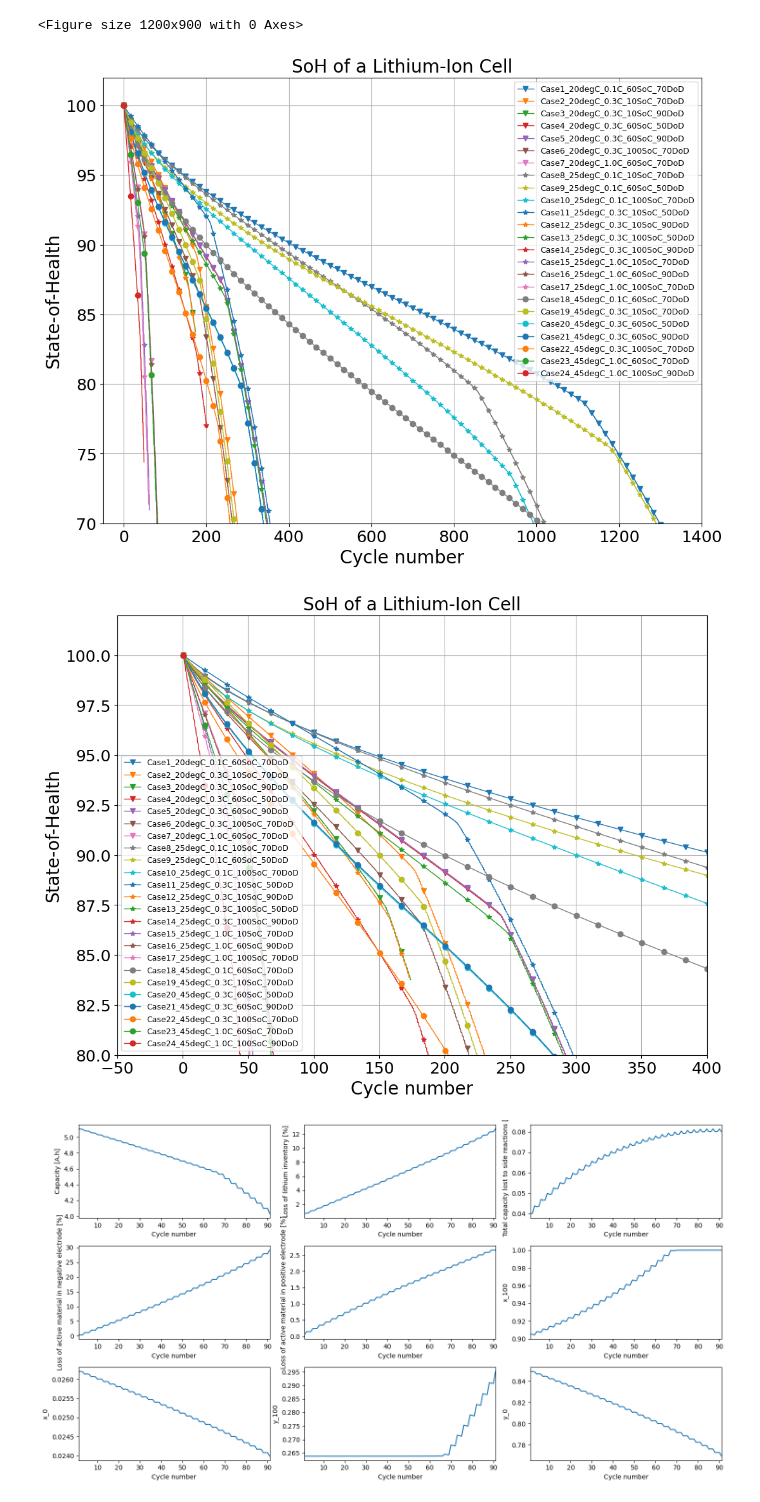
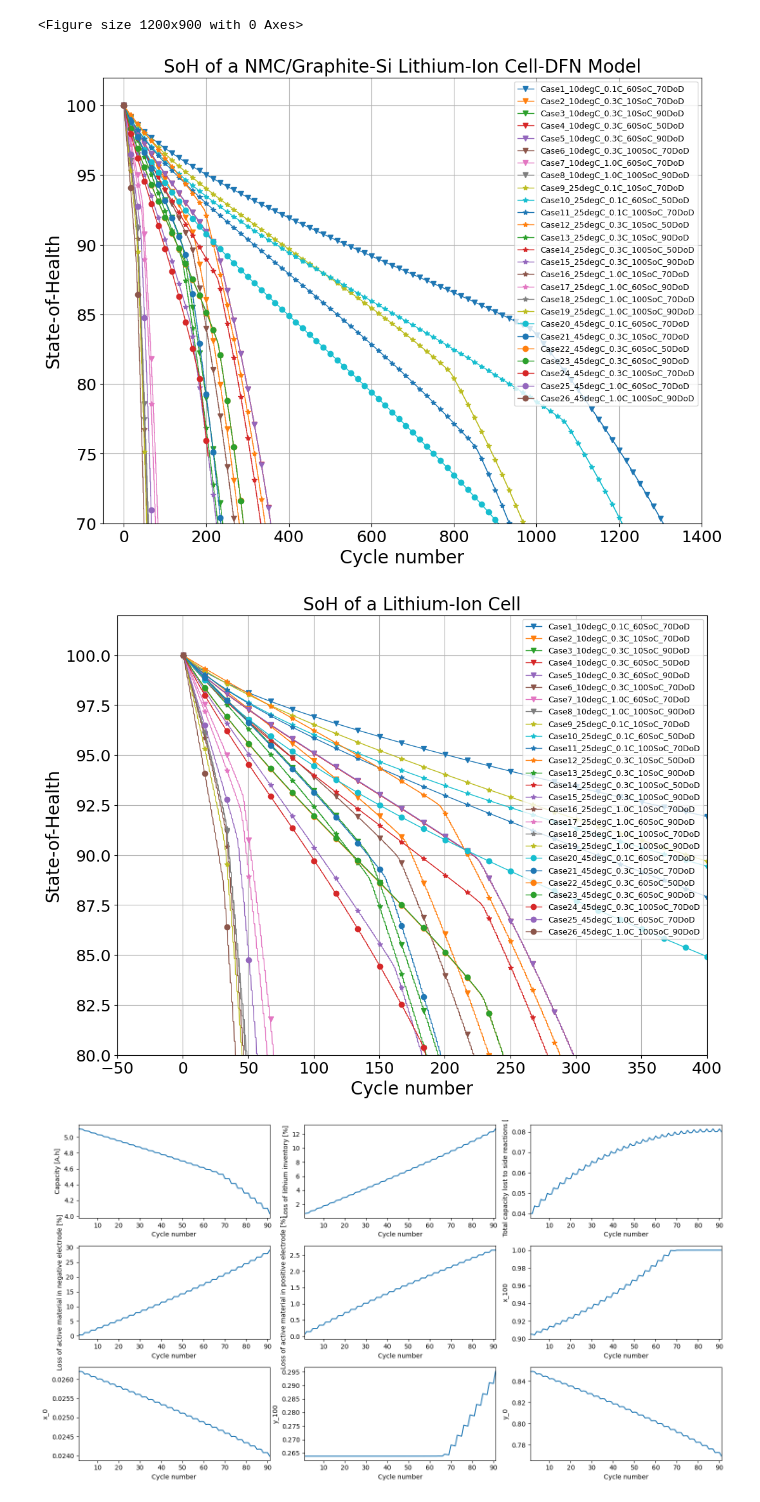
Before and after one commit to ganmadche/PyBaMMlocal, a Jupyter notebook: wip/ageingstudiesiist2025dfn.ipynb, the cells around one changed output. Saved outputs shown, nothing was run; the diff lists cells and outputs as text; code cells hidden in the pictures.

```diff
--- a/wip/ageingstudiesiist2025dfn.ipynb
+++ b/wip/ageingstudiesiist2025dfn.ipynb
@@ -197,10 +197,10 @@ current_directory
 from itertools import product
 
 
-temp_list = [25, 45] #25,
-crate_list = [0.3] #,[0.1,0.3, 1]
+temp_list = [10, 25, 45] #25,
+crate_list = [0.1, 0.3, 1] #,[0.1,0.3, 1]
 soc_list = [10, 60, 100] #,[10, 60, 100]
-dod_list = [90] #60, 70,[50, 70, 90]
+dod_list = [50, 70, 90] #60, 70,[50, 70, 90]
 
 all_cases = list(product(temp_list, crate_list, soc_list, dod_list))
 
@@ -222,8 +228,8 @@ atol = 1e-6
 rtol = 1e-6
 dt_max = 1000
 cycles_per_day = 1
-days_per_year = 10 #365
-years_for_sim = 5
+days_per_year = 365 #365
+years_for_sim = 8
 termination_capacity = 60
 time_per_cycle = 24/cycles_per_day #in hours
 soc_upper_cutoff = 1
@@ -440,11 +465,11 @@ plt.show()
 KeyError: 27
 <Figure size 1200x900 with 0 Axes>
 # %%
-df3 = pd.read_csv(f"{current_directory}/ageingresults2/Cases_for_ageing.csv")
+df3 = pd.read_csv(f"{current_directory}/ageingresults4dfn/Cases_for_ageing.csv")
 cycles_per_day =1
 plt.figure(figsize=(12,9))
 b =0
-for m in [5,11,12,13,15,17,23]:#,29,31,33,35,37,39,43,45,47,49,51,53,59,65,67,69,71,77,81]: #range(27,54):#: #range(5): #
+for m in [5,11,12,13,15,17,23,27]:#,29,31,33,35,37,39,43,45,47,49,51,53,59,65,67,69,71,77,81]: #range(27,54):#: #range(5): #
     b= b+1
     n = m-1
     tempC_case = df3["Temperature"][n]
@@ -452,10 +477,10 @@ for m in [5,11,12,13,15,17,23]:#,29,31,33,35,37,39,43,45,47,49,51,53,59,65,67,69
     dod_case = df3["DoD"][n]*0.01
     soc_case = df3["SoC"][n]*0.01
     crate = df3["C_rate"][n]
-    df4 = pd.read_csv(f"{current_directory}/ageingresults2/Case{simcase}_{tempC_case}degC_{crate}C_{soc_case*100}SoC_{dod_case*100}DoD_{cycles_per_day}cycle.csv")
+    df4 = pd.read_csv(f"{current_directory}/ageingresults4dfn/Case{simcase}_{tempC_case}degC_{crate}C_{soc_case*100}SoC_{dod_case*100}DoD_{cycles_per_day}cycle.csv")
     plt.plot(df4["Days"], df4["Capacity Retention"]*100,marker='v', markevery=50,linewidth=1, label =f"Case{b}_{tempC_case}degC_{crate}C_{int(soc_case*100)}SoC_{int(dod_case*100)}DoD")
 
-for m in [29,31,35,37,39,43,45,47,51,53,]: #33,49, #range(27,54):#: #range(5): #
+for m in [29,31,35,37,39,43,45,47,51,53,54]: #33,49, #range(27,54):#: #range(5): #
     b= b+1
     n = m-1
     tempC_case = df3["Temperature"][n]
@@ -463,7 +488,7 @@ for m in [29,31,35,37,39,43,45,47,51,53,]: #33,49, #range(27,54):#: #range(5): #
     dod_case = df3["DoD"][n]*0.01
     soc_case = df3["SoC"][n]*0.01
     crate = df3["C_rate"][n]
-    df4 = pd.read_csv(f"{current_directory}/ageingresults2/Case{simcase}_{tempC_case}degC_{crate}C_{soc_case*100}SoC_{dod_case*100}DoD_{cycles_per_day}cycle.csv")
+    df4 = pd.read_csv(f"{current_directory}/ageingresults4dfn/Case{simcase}_{tempC_case}degC_{crate}C_{soc_case*100}SoC_{dod_case*100}DoD_{cycles_per_day}cycle.csv")
     plt.plot(df4["Days"], df4["Capacity Retention"]*100,marker='*', markevery=50,linewidth=1, label =f"Case{b}_{tempC_case}degC_{crate}C_{int(soc_case*100)}SoC_{int(dod_case*100)}DoD")
 
 for m in [59,65,67,69,71,77,81]: #range(27,54):#: #range(5): #
@@ -474,12 +499,12 @@ for m in [59,65,67,69,71,77,81]: #range(27,54):#: #range(5): #
     dod_case = df3["DoD"][n]*0.01
     soc_case = df3["SoC"][n]*0.01
     crate = df3["C_rate"][n]
-    df4 = pd.read_csv(f"{current_directory}/ageingresults2/Case{simcase}_{tempC_case}degC_{crate}C_{soc_case*100}SoC_{dod_case*100}DoD_{cycles_per_day}cycle.csv")
+    df4 = pd.read_csv(f"{current_directory}/ageingresults4dfn/Case{simcase}_{tempC_case}degC_{crate}C_{soc_case*100}SoC_{dod_case*100}DoD_{cycles_per_day}cycle.csv")
     plt.plot(df4["Days"], df4["Capacity Retention"]*100,marker='o', markevery=50,linewidth=1, label =f"Case{b}_{tempC_case}degC_{crate}C_{int(soc_case*100)}SoC_{int(dod_case*100)}DoD")
 
 plt.xlabel('Cycle number',fontsize=20)
 plt.ylabel('State-of-Health',fontsize=20)
-plt.title('SoH of a Lithium-Ion Cell',fontsize=20)
+plt.title('SoH of a NMC/Graphite-Si Lithium-Ion Cell-DFN Model',fontsize=20)
 plt.ylim([70, 102])
 plt.xlim([-50, 1400])
 plt.legend(fontsize=9)
@@ -488,13 +513,13 @@ plt.yticks(fontsize=18)
 plt.grid(True)
 plt.show()
 # %% [output]
-[figure, old version]
+[figure, new version]
 # %%
-df3 = pd.read_csv(f"{current_directory}/ageingresults2/Cases_for_ageing.csv")
+df3 = pd.read_csv(f"{current_directory}/ageingresults4dfn/Cases_for_ageing.csv")
 cycles_per_day =1
 plt.figure(figsize=(12,9))
 b =0
-for m in [5,11,12,13,15,17,23]:#,29,31,33,35,37,39,43,45,47,49,51,53,59,65,67,69,71,77,81]: #range(27,54):#: #range(5): #
+for m in [5,11,12,13,15,17,23,27]:#,29,31,33,35,37,39,43,45,47,49,51,53,59,65,67,69,71,77,81]: #range(27,54):#: #range(5): #
     b= b+1
     n = m-1
     tempC_case = df3["Temperature"][n]
@@ -502,43 +527,43 @@ for m in [5,11,12,13,15,17,23]:#,29,31,33,35,37,39,43,45,47,49,51,53,59,65,67,69
     dod_case = df3["DoD"][n]*0.01
     soc_case = df3["SoC"][n]*0.01
     crate = df3["C_rate"][n]
-    df4 = pd.read_csv(f"{current_directory}/ageingresults2/Case{simcase}_{tempC_case}degC_{crate}C_{soc_case*100}SoC_{dod_case*100}DoD_{cycles_per_day}cycle.csv")
+    df4 = pd.read_csv(f"{current_directory}/ageingresults4dfn/Case{simcase}_{tempC_case}degC_{crate}C_{soc_case*100}SoC_{dod_case*100}DoD_{cycles_per_day}cycle.csv")
     plt.plot(df4["Days"], df4["Capacity Retention"]*100,marker='v', markevery=50,linewidth=1, label =f"Case{b}_{tempC_case}degC_{crate}C_{int(soc_case*100)}SoC_{int(dod_case*100)}DoD")
 
-for m in [29,31,35,37,39,43,45,47,51,53,]: #33,49, #range(27,54):#: #range(5): #
+for m in [29,31,35,37,39,43,45,47,51,53,54]: #33,49, #range(27,54):#: #range(5): #
     b= b+1
     n = m-1
     tempC_case = df3["Temperature"][n]
     simcase = df3["Case"][n]
     dod_case = df3["DoD"][n]*0.01
     soc_case = df3["SoC"][n]*0.01
     crate = df3["C_rate"][n]
-    df4 = pd.read_csv(f"{current_directory}/ageingresults2/Case{simcase}_{tempC_case}degC_{crate}C_{soc_case*100}SoC_{dod_case*100}DoD_{cycles_per_day}cycle.csv")
+    df4 = pd.read_csv(f"{current_directory}/ageingresults4dfn/Case{simcase}_{tempC_case}degC_{crate}C_{soc_case*100}SoC_{dod_case*100}DoD_{cycles_per_day}cycle.csv")
     plt.plot(df4["Days"], df4["Capacity Retention"]*100,marker='*', markevery=50,linewidth=1, label =f"Case{b}_{tempC_case}degC_{crate}C_{int(soc_case*100)}SoC_{int(dod_case*100)}DoD")
 
 for m in [59,65,67,69,71,77,81]: #range(27,54):#: #range(5): #
     b= b+1
     n = m-1
     tempC_case = df3["Temperature"][n]
     simcase = df3["Case"][n]
     dod_case = df3["DoD"][n]*0.01
     soc_case = df3["SoC"][n]*0.01
     crate = df3["C_rate"][n]
-    df4 = pd.read_csv(f"{current_directory}/ageingresults2/Case{simcase}_{tempC_case}degC_{crate}C_{soc_case*100}SoC_{dod_case*100}DoD_{cycles_per_day}cycle.csv")
+    df4 = pd.read_csv(f"{current_directory}/ageingresults4dfn/Case{simcase}_{tempC_case}degC_{crate}C_{soc_case*100}SoC_{dod_case*100}DoD_{cycles_per_day}cycle.csv")
     plt.plot(df4["Days"], df4["Capacity Retention"]*100,marker='o', markevery=50,linewidth=1, label =f"Case{b}_{tempC_case}degC_{crate}C_{int(soc_case*100)}SoC_{int(dod_case*100)}DoD")
 
 plt.xlabel('Cycle number',fontsize=20)
 plt.ylabel('State-of-Health',fontsize=20)
 plt.title('SoH of a Lithium-Ion Cell',fontsize=20)
 plt.ylim([80, 102])
 plt.xlim([-50, 400])
 plt.legend(fontsize=9)
 plt.xticks(fontsize=18)
 plt.yticks(fontsize=18)
 plt.grid(True)
 plt.show()
 # %% [output]
-[figure, old version]
+[figure, new version]
 # %%
 
 
```
Also changed, not shown: parts of 4 cells of this notebook.
